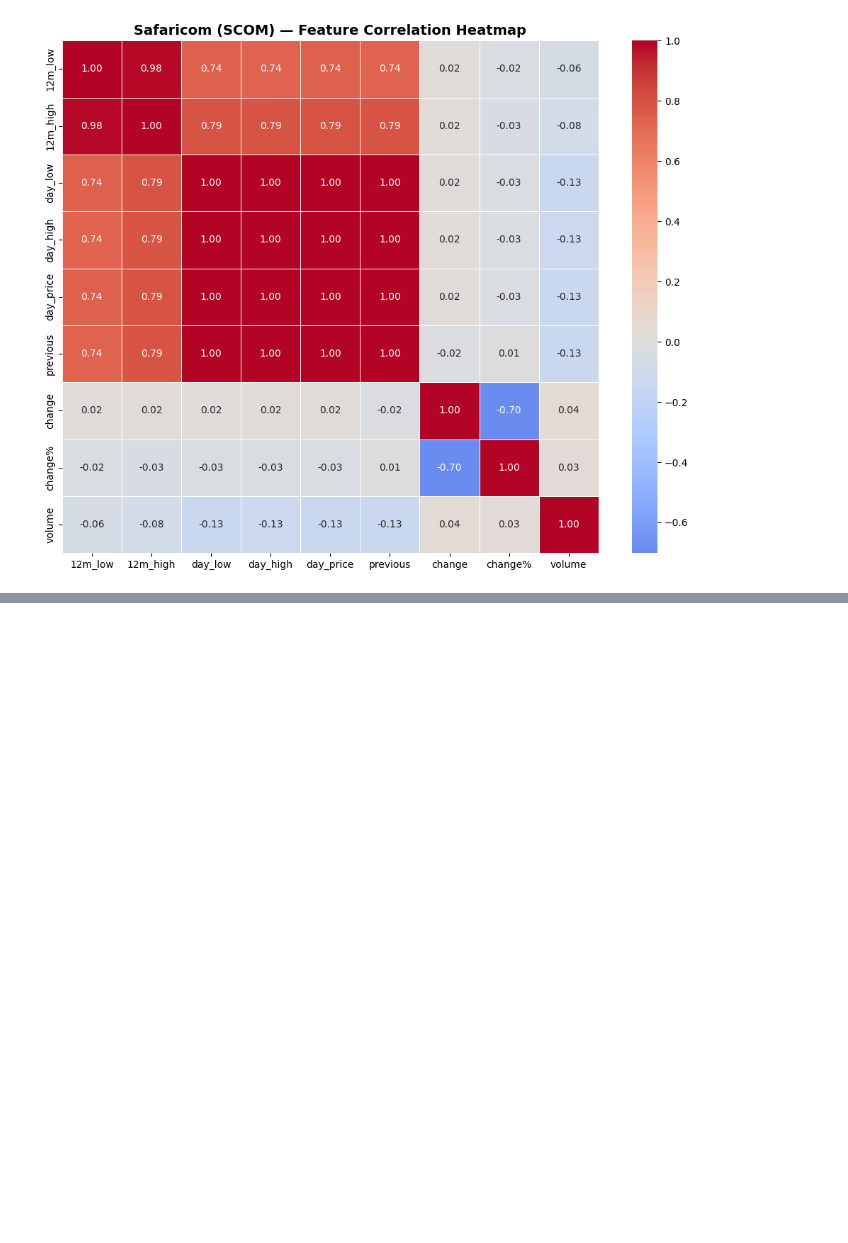
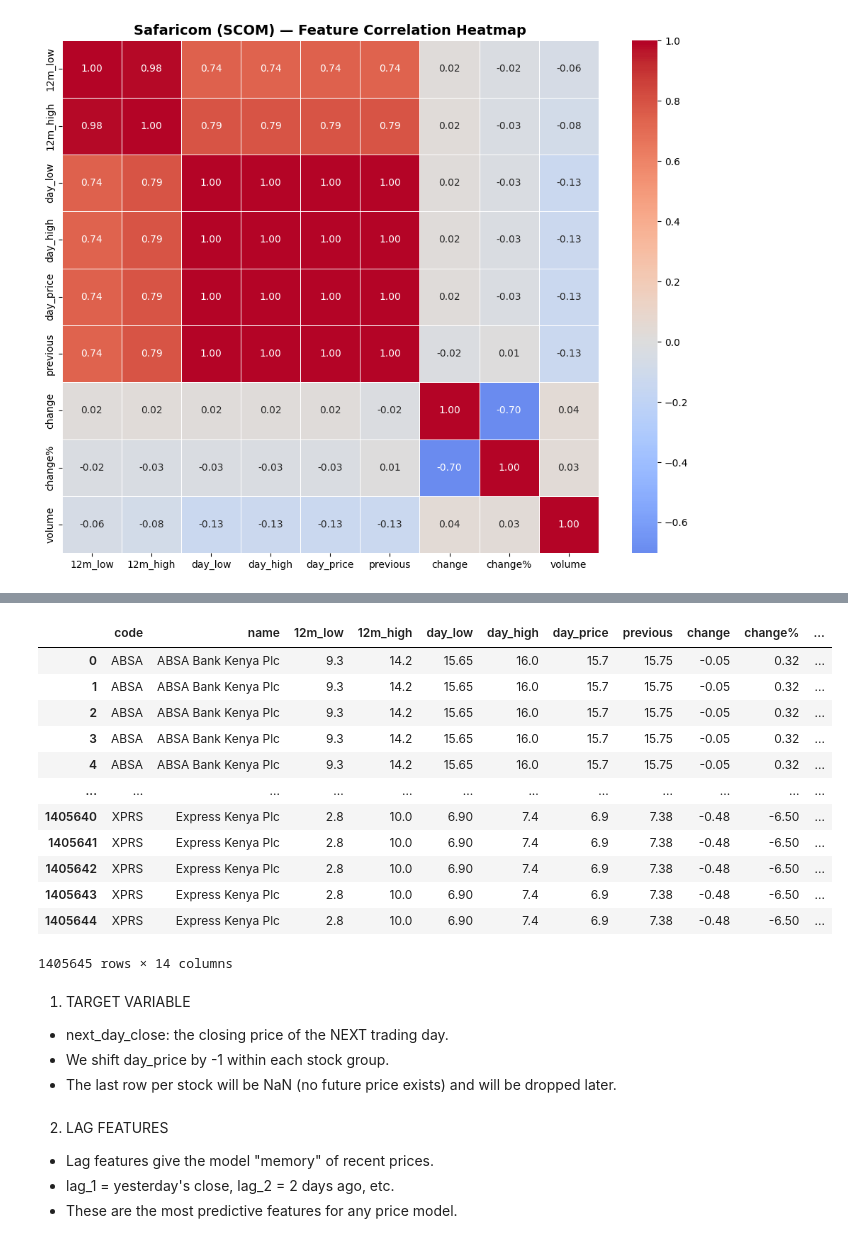
Before and after one commit to Assesa44/Stock-Market-Prediction, a Jupyter notebook: notebooks/business_understanding.ipynb, the cells around one changed output, grey strips where cells are left out. Drawn from its saved outputs; the diff is of its cells as text; code cells hidden in the pictures; blank space fills up the shorter version.

```diff
--- a/notebooks/business_understanding.ipynb
+++ b/notebooks/business_understanding.ipynb
@@ -1145,0 +1166,28 @@ plt.show()
+# %%
+# Work on a clean copy so cleaning_df stays untouched
+features_df = cleaning_df[~cleaning_df['code'].str.startswith('^')].copy()
+
+# Sort by stock code and date — critical for correct lag/rolling calculations
+features_df = features_df.sort_values(['code', 'date_parsed']).reset_index(drop=True)
+# %%
+features_df
+# %% [output]
+|  | code | name | 12m_low | 12m_high | day_low | day_high | day_price | previous | change | change% | ... |
+| 0 | ABSA | ABSA Bank Kenya Plc | 9.3 | 14.2 | 15.65 | 16.0 | 15.7 | 15.75 | -0.05 | 0.32 | ... |
+| 1 | ABSA | ABSA Bank Kenya Plc | 9.3 | 14.2 | 15.65 | 16.0 | 15.7 | 15.75 | -0.05 | 0.32 | ... |
+| 2 | ABSA | ABSA Bank Kenya Plc | 9.3 | 14.2 | 15.65 | 16.0 | 15.7 | 15.75 | -0.05 | 0.32 | ... |
+| 3 | ABSA | ABSA Bank Kenya Plc | 9.3 | 14.2 | 15.65 | 16.0 | 15.7 | 15.75 | -0.05 | 0.32 | ... |
+| 4 | ABSA | ABSA Bank Kenya Plc | 9.3 | 14.2 | 15.65 | 16.0 | 15.7 | 15.75 | -0.05 | 0.32 | ... |
+| ... | ... | ... | ... | ... | ... | ... | ... | ... | ... | ... | ... |
+| 1405640 | XPRS | Express Kenya Plc | 2.8 | 10.0 | 6.90 | 7.4 | 6.9 | 7.38 | -0.48 | -6.50 | ... |
+| 1405641 | XPRS | Express Kenya Plc | 2.8 | 10.0 | 6.90 | 7.4 | 6.9 | 7.38 | -0.48 | -6.50 | ... |
+| 1405642 | XPRS | Express Kenya Plc | 2.8 | 10.0 | 6.90 | 7.4 | 6.9 | 7.38 | -0.48 | -6.50 | ... |
+| 1405643 | XPRS | Express Kenya Plc | 2.8 | 10.0 | 6.90 | 7.4 | 6.9 | 7.38 | -0.48 | -6.50 | ... |
+| 1405644 | XPRS | Express Kenya Plc | 2.8 | 10.0 | 6.90 | 7.4 | 6.9 | 7.38 | -0.48 | -6.50 | ... |
+1405645 rows × 14 columns
+# %% [markdown]
+
+1. TARGET VARIABLE
+ - next_day_close: the closing price of the NEXT trading day.
+ - We shift day_price by -1 within each stock group.
+ - The last row per stock will be NaN (no future price exists)  and will be dropped later.
@@ -1145,0 +1196,5 @@ plt.show()
+# %% [markdown]
+2. LAG FEATURES
+ - Lag features give the model "memory" of recent prices.
+ - lag_1 = yesterday's close, lag_2 = 2 days ago, etc.
+ - These are the most predictive features for any price model.
```
Also changed, not shown: parts of 8 cells of this notebook.
